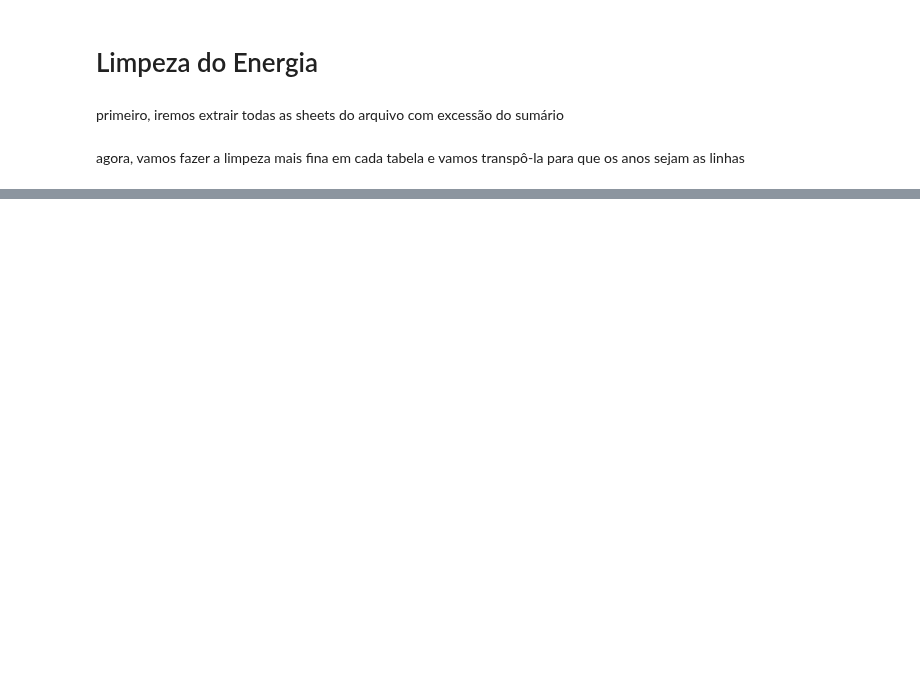
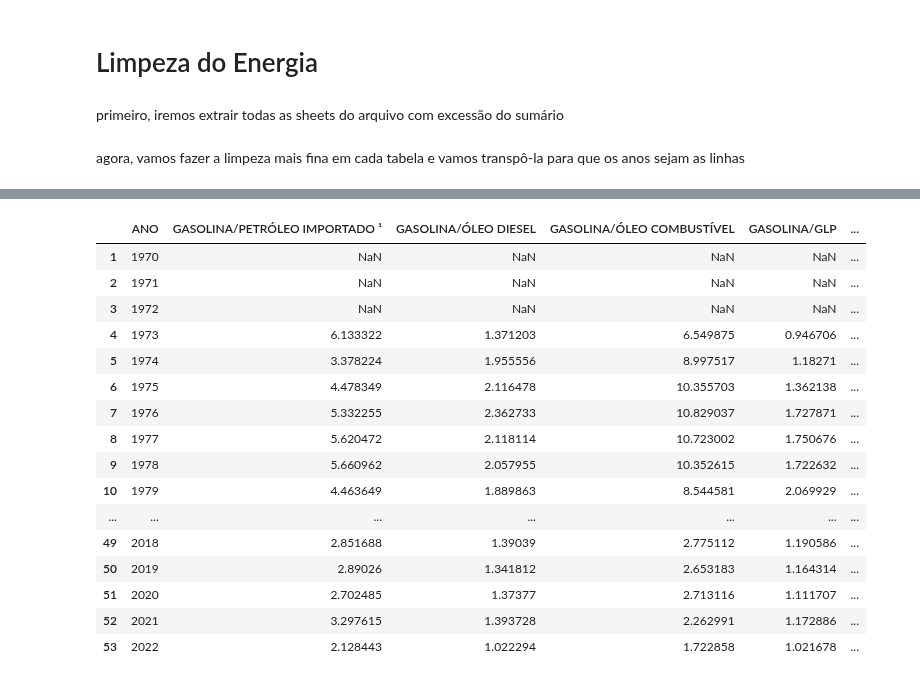
Before and after one commit to scrrpfv/projeto-ip, a Jupyter notebook: Limpezas/limpeza_socioeconomia.ipynb, the cells around one changed output, grey strips where cells are left out. Drawn from its saved outputs; the diff is of its cells as text; code cells hidden in the pictures; blank space fills up the shorter version.

```diff
--- a/Limpezas/limpeza_socioeconomia.ipynb
+++ b/Limpezas/limpeza_socioeconomia.ipynb
@@ -44,3 +23,23 @@ arquivos_nomes[7] = copia_tabela_7
+# %%
+arquivos_nomes[10]
+# %% [output]
+|  | ANO | GASOLINA/PETRÓLEO IMPORTADO ¹ | GASOLINA/ÓLEO DIESEL | GASOLINA/ÓLEO COMBUSTÍVEL | GASOLINA/GLP | ... |
+| 1 | 1970 | NaN | NaN | NaN | NaN | ... |
+| 2 | 1971 | NaN | NaN | NaN | NaN | ... |
+| 3 | 1972 | NaN | NaN | NaN | NaN | ... |
+| 4 | 1973 | 6.133322 | 1.371203 | 6.549875 | 0.946706 | ... |
+| 5 | 1974 | 3.378224 | 1.955556 | 8.997517 | 1.18271 | ... |
+| 6 | 1975 | 4.478349 | 2.116478 | 10.355703 | 1.362138 | ... |
+| 7 | 1976 | 5.332255 | 2.362733 | 10.829037 | 1.727871 | ... |
+| 8 | 1977 | 5.620472 | 2.118114 | 10.723002 | 1.750676 | ... |
+| 9 | 1978 | 5.660962 | 2.057955 | 10.352615 | 1.722632 | ... |
+| 10 | 1979 | 4.463649 | 1.889863 | 8.544581 | 2.069929 | ... |
+| ... | ... | ... | ... | ... | ... | ... |
+| 49 | 2018 | 2.851688 | 1.39039 | 2.775112 | 1.190586 | ... |
+| 50 | 2019 | 2.89026 | 1.341812 | 2.653183 | 1.164314 | ... |
+| 51 | 2020 | 2.702485 | 1.37377 | 2.713116 | 1.111707 | ... |
+| 52 | 2021 | 3.297615 | 1.393728 | 2.262991 | 1.172886 | ... |
+| 53 | 2022 | 2.128443 | 1.022294 | 1.722858 | 1.021678 | ... |
 # %%
 arquivos_nomes[11]
 # %% [output]
```
Also changed, not shown: parts of 3 cells of this notebook.
